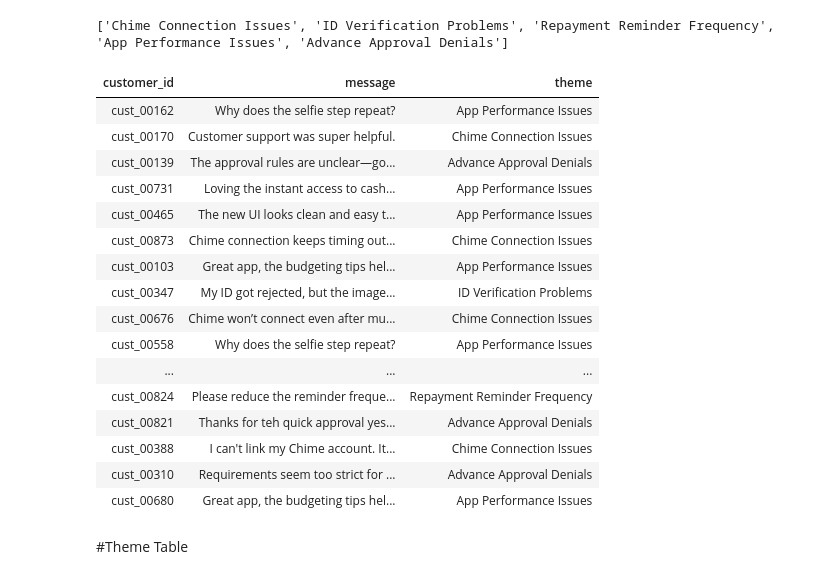
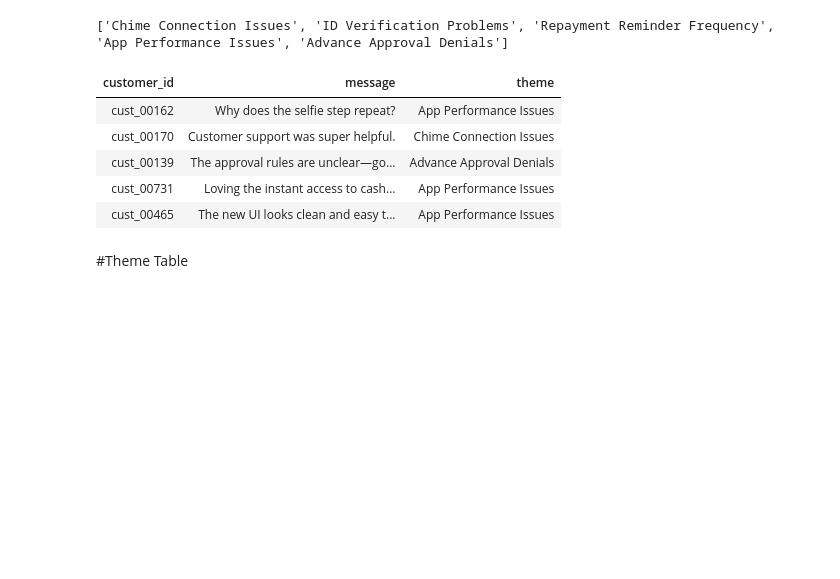
Before and after one commit to Samir1250/AI-Boost-Project, a Jupyter notebook: Data Processing and Classification.ipynb, the cells around one changed output. Cells and saved outputs as stored; diff of their text form; code cells hidden in the pictures; blank space fills up the shorter version.

```diff
--- a/Data Processing and Classification.ipynb
+++ b/Data Processing and Classification.ipynb
@@ -9 +1,5 @@ product_usage_df = spark.read.format("csv").option("header", "true").option("inf
+# %%
+# Define the file paths
+feedback_df = spark.table("workspace.default.feedback")
+product_usage_df = spark.table("workspace.default.product_usage")
 # %%
@@ -104,47 +89,33 @@ Answer with only the theme text.
     completion = client.chat.completions.create(
     model="meta-llama/Llama-3.1-8B-Instruct",
     messages=[{"role": "user", "content": prompt}],
     max_tokens=300,
     temperature=0
 )
 
     # Extract the response
     try:
         return completion.choices[0].message.content.strip()
     except Exception:
         return "Unknown"
 
 
 # Classification
 results = []
 for cid, msg in zip(customer_ids, messages_list):
     theme = classify_message(msg, themes)
     results.append(Row(customer_id=cid, message=msg, theme=theme))
 
 
 # Convert back to Spark DataFrame
 result_df = spark.createDataFrame(results)
-
-# Display results
-display(result_df)
 # %% [output]
 | customer_id | message | theme |
 | cust_00162 | Why does the selfie step repeat? | App Performance Issues |
 | cust_00170 | Customer support was super helpful. | Chime Connection Issues |
 | cust_00139 | The approval rules are unclear—go... | Advance Approval Denials |
 | cust_00731 | Loving the instant access to cash... | App Performance Issues |
 | cust_00465 | The new UI looks clean and easy t... | App Performance Issues |
-| cust_00873 | Chime connection keeps timing out... | Chime Connection Issues |
-| cust_00103 | Great app, the budgeting tips hel... | App Performance Issues |
-| cust_00347 | My ID got rejected, but the image... | ID Verification Problems |
-| cust_00676 | Chime won’t connect even after mu... | Chime Connection Issues |
-| cust_00558 | Why does the selfie step repeat? | App Performance Issues |
-| ... | ... | ... |
-| cust_00824 | Please reduce the reminder freque... | Repayment Reminder Frequency |
-| cust_00821 | Thanks for teh quick approval yes... | Advance Approval Denials |
-| cust_00388 | I can't link my Chime account. It... | Chime Connection Issues |
-| cust_00310 | Requirements seem too strict for ... | Advance Approval Denials |
-| cust_00680 | Great app, the budgeting tips hel... | App Performance Issues |
 # %%
 # Retrieving customer information features
 customer_info_df = customer_df.select(
```
Also changed, not shown: parts of 4 cells of this notebook.
